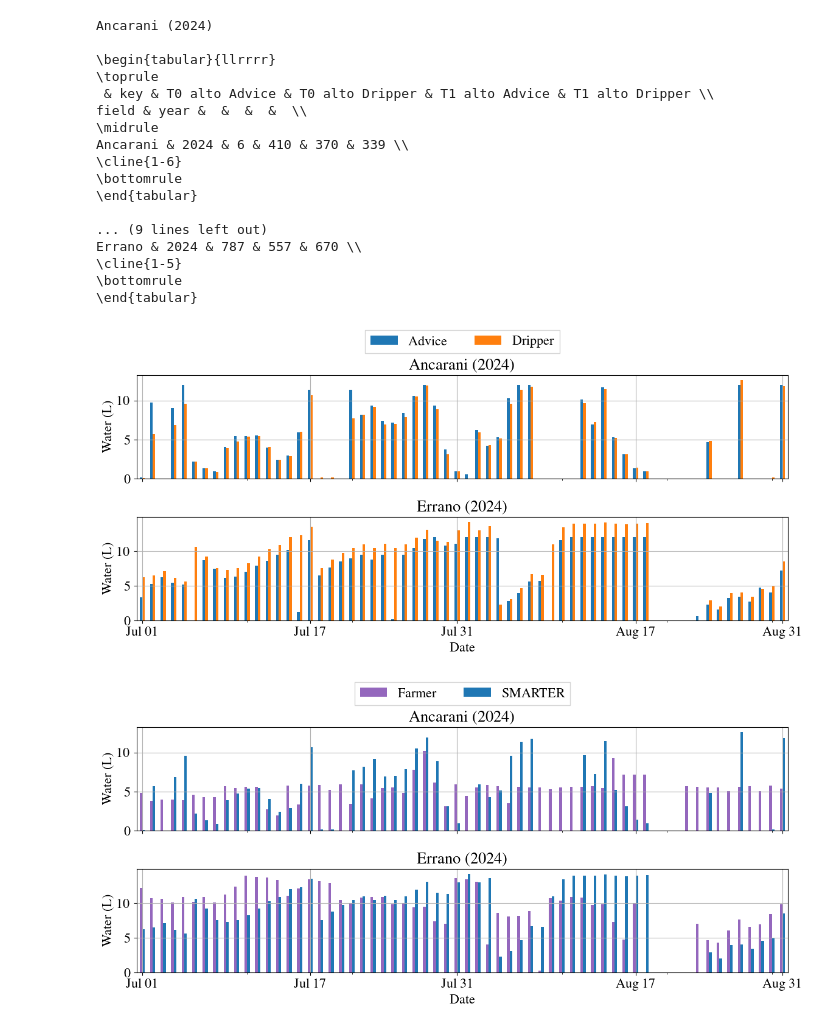
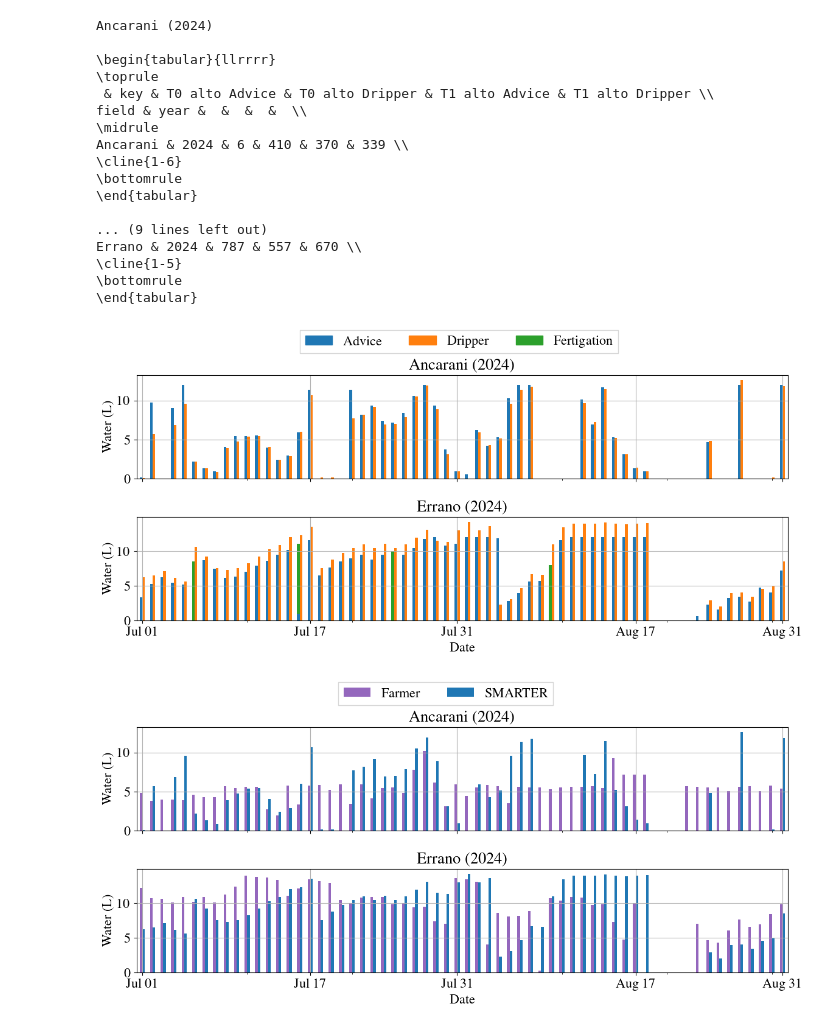
Before and after one commit to ManuelePasini/criteria_results, a Jupyter notebook: CSAG_smart_irrigation.ipynb, the cells around one changed output. Drawn from its saved outputs; the diff is of its cells as text; code cells hidden in the pictures.

```diff
--- a/CSAG_smart_irrigation.ipynb
+++ b/CSAG_smart_irrigation.ipynb
@@ -30,9 +30,9 @@ rolling(subset)
 
 line1, = axs.plot(subset['timestamp'], subset['actual'], label="SMARTER", color="tab:blue", ls="-")
 line2, = axs.plot(df['timestamp'], df['Field capacity'], label=f'Field capacity', color="tab:cyan", ls="--")
-line3, = axs.plot(df['timestamp'], df['Very dry'], label=f'Permanent wilting point', color="tab:red", ls="--")
+line3, = axs.plot(df['timestamp'], df['Very dry'], label=f'PWP', color="tab:red", ls="--")
 axs.set_xlabel('Date')
-axs.set_ylabel('Avg. Moisture Level')
+axs.set_ylabel('Avg. Moisture')
 axs.grid(True)
 plt.setp(axs.get_xticklabels(), rotation=0, ha="center", rotation_mode="anchor")
 print()
@@ -77,7 +77,7 @@ legend_elements = []
 import matplotlib.patches as mpatches
 for line in [line1, line4, line2, line3]:  #line3,
     legend_elements.append(line)
-rect = mpatches.Patch(color='red', alpha=0.5, label='Preciptation')
+rect = mpatches.Patch(color='red', alpha=0.5, label='Precipitation')
 legend_elements.append(rect)
 rect = mpatches.Patch(color='blue', alpha=0.5, label='Irrigation')
 legend_elements.append(rect)
@@ -86,7 +86,11 @@ legend_elements.append(rect)
 # Aggiunge una legenda comune tra il titolo e i grafici in due righe
 fig.gca().xaxis.set_major_formatter(mdates.DateFormatter('%b %d'))
 fig.tight_layout(rect=[0, 0, 1, 0.83])  # Lascia spazio sufficiente per la legenda
-fig.legend(legend_elements, [line.get_label() for line in legend_elements], loc='upper center', bbox_to_anchor=(0.5, 0.96), ncol=3)  # ncol=(len(legend_elements) + 1) // 2,  # Calcola automaticamente il numero di colonne per due righe
+
+# Create a legend for the first line.
+first_legend = fig.legend(legend_elements[:-2], [line.get_label() for line in legend_elements[:-2]], loc='upper center', bbox_to_anchor=(0.3, 0.96), columnspacing=0.5, ncol=4, title="Soil moisture", handletextpad=0.1)  # ncol=(len(legend_elements) + 1) // 2,  # Calcola automaticamente il numero di colonne per due righe
+axs.add_artist(first_legend)
+fig.legend(legend_elements[-2:], [line.get_label() for line in legend_elements[-2:]], loc='upper center', bbox_to_anchor=(0.8, 0.96), columnspacing=0.5, ncol=2, title="Water", handletextpad=0.1)  # ncol=(len(legend_elements) + 1) // 2,  # Calcola automaticamente il numero di colonne per due righe
 
 save(fig, 'ancarani_attuale_ottimo_T0_T1-1', persist)
 fig
@@ -155,12 +159,12 @@ for i, s in enumerate(l):
         ax.plot(df_plantRow['timestamp'], df_plantRow['optimal'], label=f'Optimal', color="tab:olive", ls="--")
         ax.plot(df_plantRow['timestamp'], df_plantRow['Field capacity'], label=f'-20 cbar (field capacity)', color="tab:cyan", ls="--")
         ax.plot(df_plantRow['timestamp'], df_plantRow['Dry'], label=f'-300 cbar', color="tab:orange", ls="--")
-        ax.plot(df_plantRow['timestamp'], df_plantRow['Very dry'], label=f'-1500 cbar (permanent wilting point)', color="tab:red", ls="--")
+        ax.plot(df_plantRow['timestamp'], df_plantRow['Very dry'], label=f'-1500 cbar (PWP)', color="tab:red", ls="--")
       # else:
       #  color = "tab:red"
   ax.set_xlabel('Date')
   ax.set_xlim([ax.get_xticks()[0], ax.get_xticks()[-1]])
-  ax.set_ylabel('Avg. Moisture Level')  # Replace with the appropriate label for your data
+  ax.set_ylabel('Avg. Moisture')  # Replace with the appropriate label for your data
   if i == 0: ax.legend(loc='upper center', bbox_to_anchor=(0.5, 1.6), ncol=3, fancybox=False, shadow=False)
   # Format x-axis to show Month and Day (e.g., Jan 01)
   plt.gca().xaxis.set_major_formatter(mdates.DateFormatter('%b %d'))
@@ -256,39 +260,54 @@ for i, s in enumerate(l):
     df_grouped['detectedValueTypeId'] = df_grouped['detectedValueTypeId'].apply(lambda x: x.replace("SMARTER ", "") if filter == "SMARTER" else x.replace(" Dripper", ""))
     df_grouped = df_grouped.groupby(['timestamp', 'detectedValueTypeId'])['value'].sum().unstack()
     df_grouped.plot(kind='bar', ax=ax, legend=False, color=["tab:purple", "tab:blue"] if filter == "Dripper" else ["tab:blue", "tab:orange",])
-    if i == 0: ax.legend(loc='upper center', bbox_to_anchor=(0.5, 1.5), ncol=3, fancybox=False, shadow=False)
+    if i == 0: ax.legend(bbox_to_anchor=(0.65, 1.5), ncol=3, fancybox=False, shadow=False)
+
     ax.set_xlabel('Date')
     ax.set_ylabel('Water (L)')
     ax.set_title(title)
     ax.grid(True)
     # ticks_loc = ax.get_xticks()[::14]
     ticks_loc = [ax.get_xticks()[0], ax.get_xticks()[16], ax.get_xticks()[30], ax.get_xticks()[47], ax.get_xticks()[61]]#, ax.get_xticks()[78], ax.get_xticks()[92]]
     ax.set_xticks(ticks_loc)
     # plt.gca().xaxis.set_major_formatter(mdates.DateFormatter('%b %d'))
-    ax.set_xticklabels([str(df_grouped.index[i]).replace("2024-06-", "Jun ").replace("2024-07-", "Jul ").replace("2024-08-", "Aug ").replace("2024-09-", "Sep ") for i in ticks_loc], rotation=0)  #, ha="right", rotation_mode="anchor"
+    ax.set_xticklabels([str(df_grouped.index[i]).replace("2024-06-", "Jun ").replace("2024-07-", "Jul ").replace("2024-08-", "Aug ").replace("2024-09-", "Sep ") for i in ticks_loc], rotation=0, label="Fertigation")  #, ha="right", rotation_mode="anchor"
 
+  f_df = pd.read_csv('/home/field_data/fertigation.csv')
+  f_df['date'] = pd.to_datetime(f_df['date'])
+  # f_df.groupby("date")["expected_water"].sum().plot(kind='bar', ax=axs[0], color="tab:red", label="Fertigation")
+  axs[1].bar([4.87, 14.87, 23.87, 38.87], f_df['expected_water'], 0.27, label="Fertigation", bottom=[0, 1, 0, 0], color="tab:green")
+
+  legend_elements = []
+  rect = mpatches.Patch(color='tab:blue', label='Advice')
+  legend_elements.append(rect)
+  rect = mpatches.Patch(color='tab:orange', label='Dripper')
+  legend_elements.append(rect)
+  rect = mpatches.Patch(color='tab:green', label='Fertigation')
+  legend_elements.append(rect)
+  axs[0].legend(legend_elements, [line.get_label() for line in legend_elements], bbox_to_anchor=(0.75, 1.5), ncol=3, fancybox=False, shadow=False)
+  # axs[0].legend(loc='upper center', bbox_to_anchor=(0.5, 1.5), ncol=3, fancybox=False, shadow=False)
 
 fig.tight_layout()
 fig2.tight_layout()
 save(fig, "advice_vs_dripper", persist)
 save(fig2, "farmer_vs_dripper", persist)
 # %% [output]
 Ancarani (2024)
 
 \begin{tabular}{llrrrr}
 \toprule
  & key & T0 alto Advice & T0 alto Dripper & T1 alto Advice & T1 alto Dripper \\
 field & year &  &  &  &  \\
 \midrule
 Ancarani & 2024 & 6 & 410 & 370 & 339 \\
 \cline{1-6}
 \bottomrule
 \end{tabular}
 
 ... (9 lines left out)
 Errano & 2024 & 787 & 557 & 670 \\
 \cline{1-5}
 \bottomrule
 \end{tabular}
-[figure, old version]
+[figure, new version]
-[figure, old version]
+[figure, new version]
```
Also changed, not shown: parts of 4 cells of this notebook, 24 other files.
